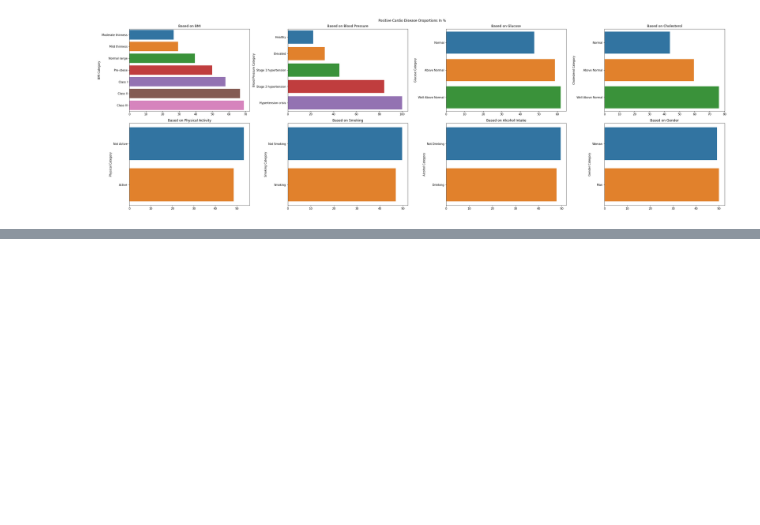
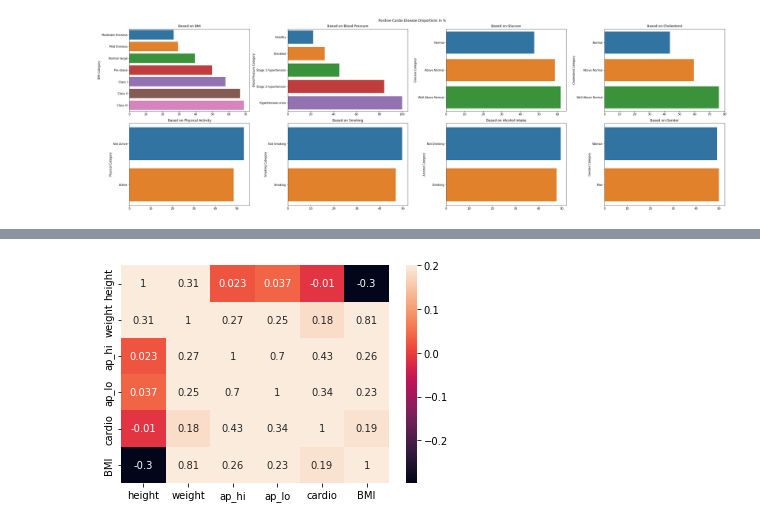
Before and after one commit to felix-tjernberg/machine-learning, a Jupyter notebook: lab/2-2-visualizations.ipynb, the cells around one changed output, grey strips where cells are left out. Saved outputs shown, nothing was run; the diff lists cells and outputs as text; code cells hidden in the pictures; blank space fills up the shorter version.

```diff
--- a/lab/2-2-visualizations.ipynb
+++ b/lab/2-2-visualizations.ipynb
@@ -187,0 +194,4 @@ plt.tight_layout()
+# %%
+sns.heatmap(cardio_cleaned_with_new_categories.corr(), vmax=0.2, annot=True);
+# %% [output]
+[figure, added]
```
Also changed, not shown: parts of 2 cells of this notebook.
